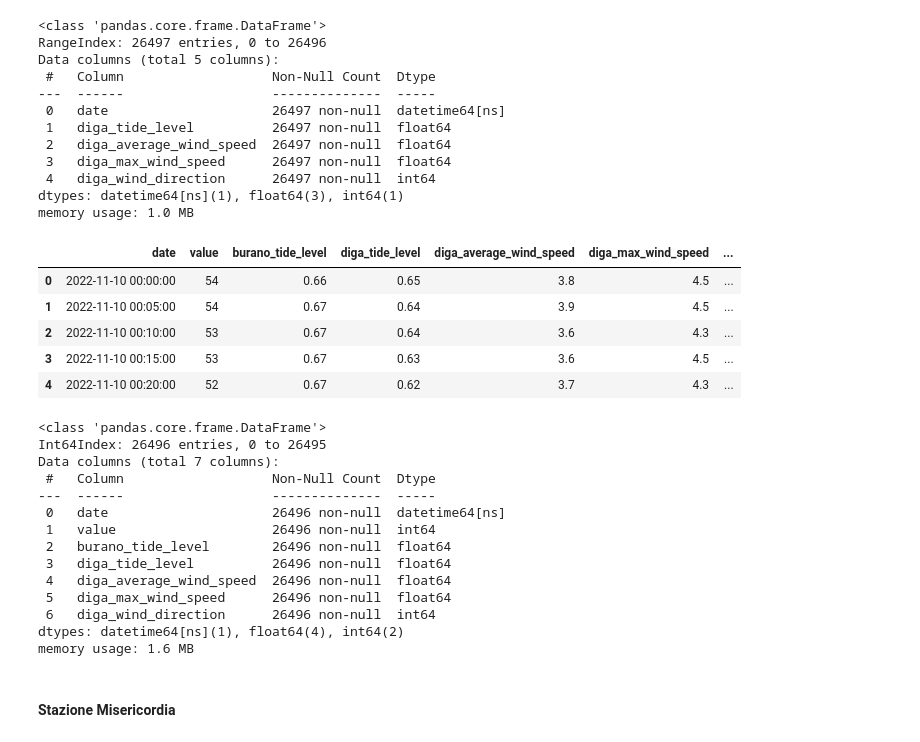
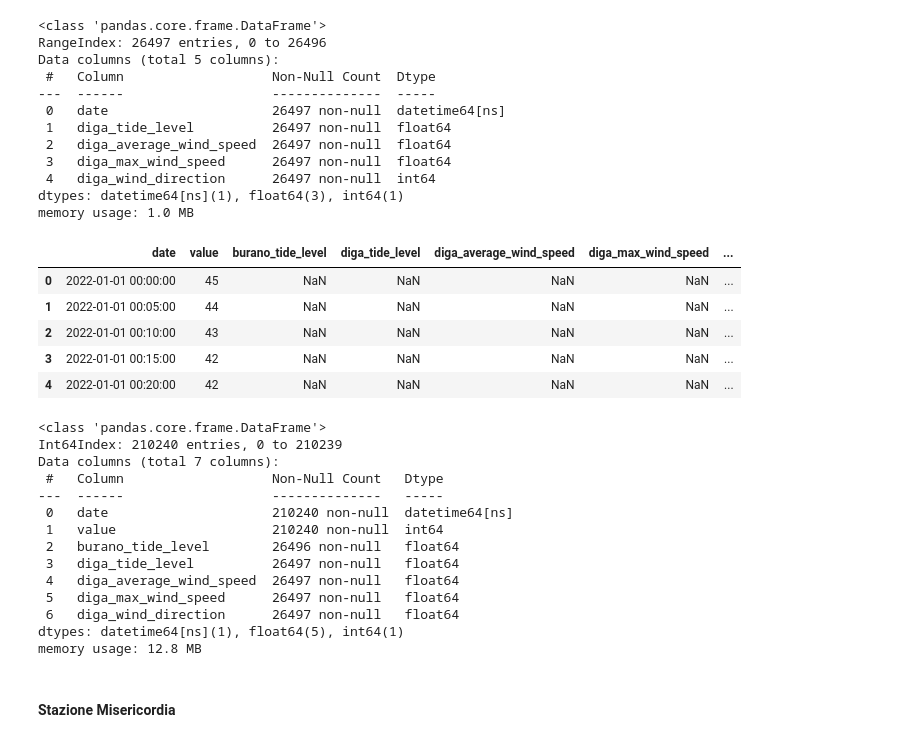
Before and after one commit to cyrilmichino/venice-meteo-analysis, a Jupyter notebook: notebook.ipynb, the cells around one changed output. Cells and saved outputs as stored; diff of their text form; code cells hidden in the pictures.

Commit message:
Switch to Outer Join

```diff
--- a/notebook.ipynb
+++ b/notebook.ipynb
@@ -237,7 +237,7 @@ dtypes: datetime64[ns](1), float64(1)
 memory usage: 414.1 KB
 # %%
 #Conslidate data to the main dataframe
-astro_tide = astro_tide.merge(burano_station, how='inner', on='date')
+astro_tide = astro_tide.merge(burano_station, how='outer', on='date')
 astro_tide.head()
 # %% [output]
 |  | date | value | burano_tide_level |
@@ -300,32 +300,32 @@ dtypes: datetime64[ns](1), float64(3), int64(1)
 memory usage: 1.0 MB
 # %%
 #Conslidate data to the main dataframe
-astro_tide = astro_tide.merge(diga_station, how='inner', on='date')
+astro_tide = astro_tide.merge(diga_station, how='outer', on='date')
 astro_tide.head()
 # %% [output]
 |  | date | value | burano_tide_level | diga_tide_level | diga_average_wind_speed | diga_max_wind_speed | ... |
-| 0 | 2022-11-10 00:00:00 | 54 | 0.66 | 0.65 | 3.8 | 4.5 | ... |
-| 1 | 2022-11-10 00:05:00 | 54 | 0.67 | 0.64 | 3.9 | 4.5 | ... |
-| 2 | 2022-11-10 00:10:00 | 53 | 0.67 | 0.64 | 3.6 | 4.3 | ... |
-| 3 | 2022-11-10 00:15:00 | 53 | 0.67 | 0.63 | 3.6 | 4.5 | ... |
-| 4 | 2022-11-10 00:20:00 | 52 | 0.67 | 0.62 | 3.7 | 4.3 | ... |
+| 0 | 2022-01-01 00:00:00 | 45 | NaN | NaN | NaN | NaN | ... |
+| 1 | 2022-01-01 00:05:00 | 44 | NaN | NaN | NaN | NaN | ... |
+| 2 | 2022-01-01 00:10:00 | 43 | NaN | NaN | NaN | NaN | ... |
+| 3 | 2022-01-01 00:15:00 | 42 | NaN | NaN | NaN | NaN | ... |
+| 4 | 2022-01-01 00:20:00 | 42 | NaN | NaN | NaN | NaN | ... |
 # %%
 astro_tide.info()
 # %% [output]
 <class 'pandas.core.frame.DataFrame'>
-Int64Index: 26496 entries, 0 to 26495
+Int64Index: 210240 entries, 0 to 210239
 Data columns (total 7 columns):
- #   Column                   Non-Null Count  Dtype
----  ------                   --------------  -----
- 0   date                     26496 non-null  datetime64[ns]
- 1   value                    26496 non-null  int64
- 2   burano_tide_level        26496 non-null  float64
- 3   diga_tide_level          26496 non-null  float64
- 4   diga_average_wind_speed  26496 non-null  float64
- 5   diga_max_wind_speed      26496 non-null  float64
- 6   diga_wind_direction      26496 non-null  int64
-dtypes: datetime64[ns](1), float64(4), int64(2)
-memory usage: 1.6 MB
+ #   Column                   Non-Null Count   Dtype
+---  ------                   --------------   -----
+ 0   date                     210240 non-null  datetime64[ns]
+ 1   value                    210240 non-null  int64
+ 2   burano_tide_level        26496 non-null   float64
+ 3   diga_tide_level          26497 non-null   float64
+ 4   diga_average_wind_speed  26497 non-null   float64
+ 5   diga_max_wind_speed      26497 non-null   float64
+ 6   diga_wind_direction      26497 non-null   float64
+dtypes: datetime64[ns](1), float64(5), int64(1)
+memory usage: 12.8 MB
 # %% [markdown]
 #### Stazione Misericordia
 # %%
```
Also changed, not shown: parts of 8 cells of this notebook.
